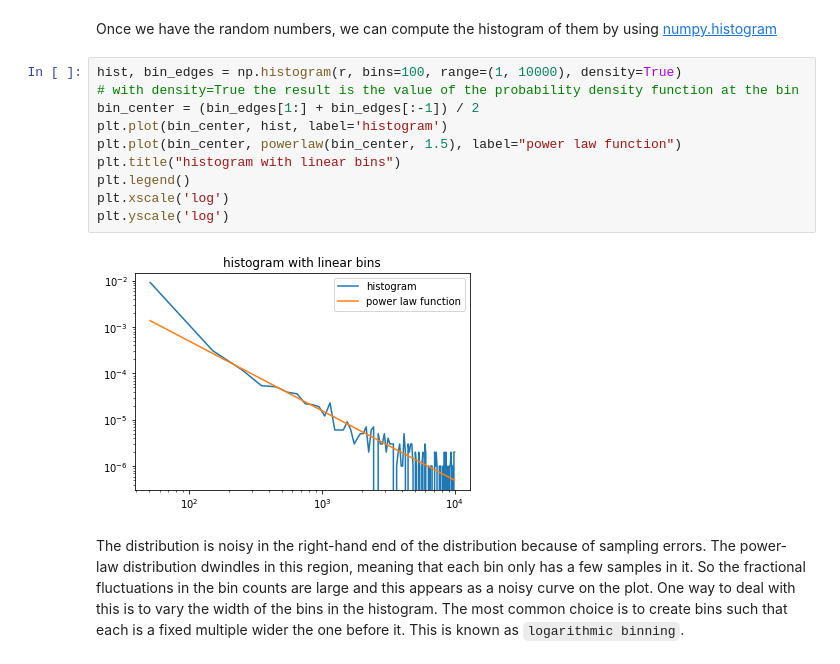
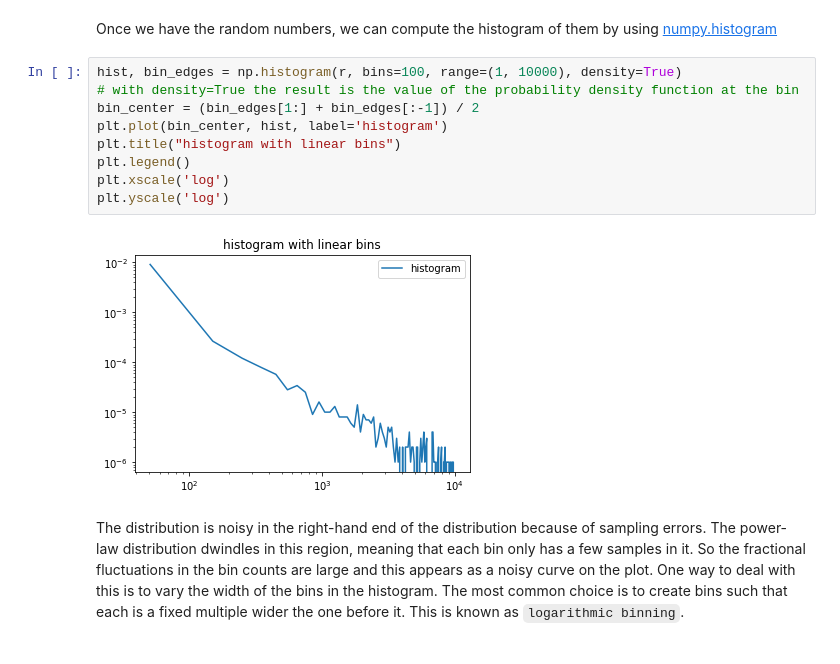
Before and after one commit to qjjjlzx/BIU_Computational_physics_2023, a Jupyter notebook: Lecture1 - Power law.ipynb, the cells around one changed output. Drawn from its saved outputs; the diff is of its cells as text.

```diff
--- a/Lecture1 - Power law.ipynb
+++ b/Lecture1 - Power law.ipynb
@@ -96,15 +102,14 @@ Once we have the random numbers, we can compute the histogram of them by using [
 # %%
 hist, bin_edges = np.histogram(r, bins=100, range=(1, 10000), density=True)
 # with density=True the result is the value of the probability density function at the bin
 bin_center = (bin_edges[1:] + bin_edges[:-1]) / 2
 plt.plot(bin_center, hist, label='histogram')
-plt.plot(bin_center, powerlaw(bin_center, 1.5), label="power law function")
 plt.title("histogram with linear bins")
 plt.legend()
 plt.xscale('log')
 plt.yscale('log')
 # %% [output]
-[figure, old version]
+[figure, new version]
 # %% [markdown]
 The distribution is noisy in the right-hand end of the distribution because of sampling errors.
 The power-law distribution dwindles in this region, meaning that each bin only has a few samples in it. So the fractional fluctuations in the bin counts are large and this appears as a noisy curve on the plot.
```
Also changed, not shown: parts of 8 cells of this notebook.
